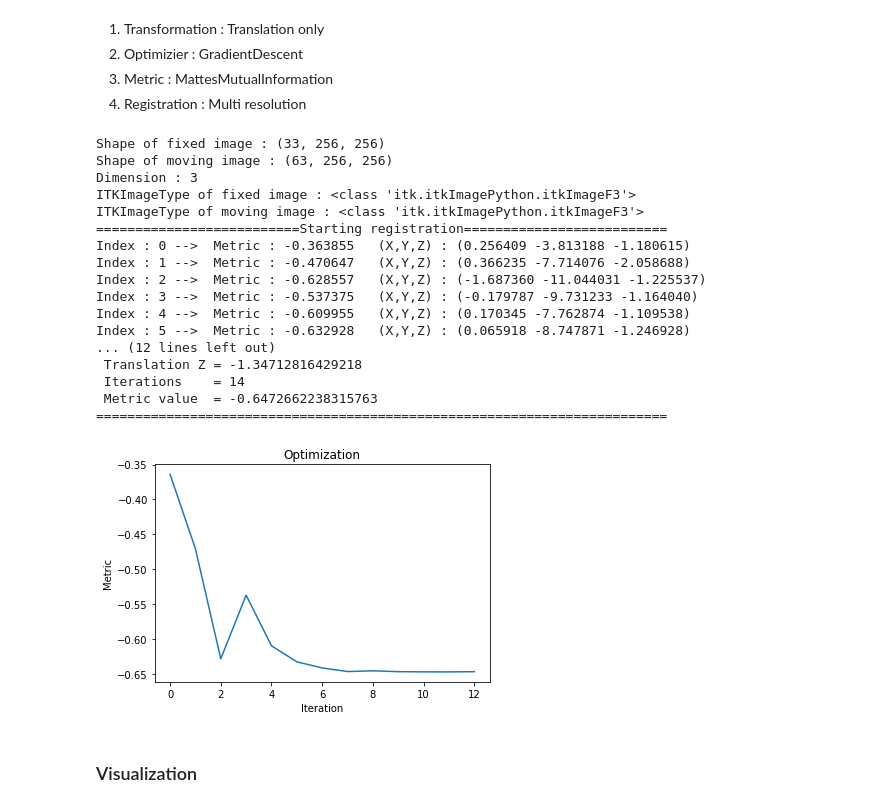
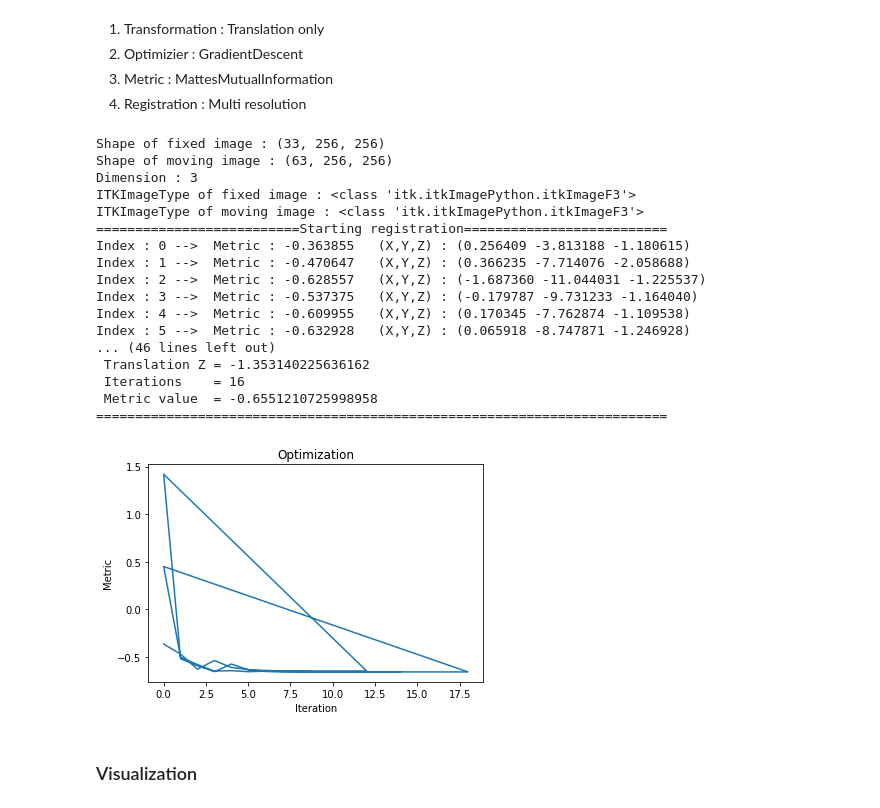
Before and after one commit to Mithunjha/ITK_ImageRegistration3D, a Jupyter notebook: Registration.ipynb, the cells around one changed output. Cells and saved outputs as stored; diff of their text form; code cells hidden in the pictures.

```diff
--- a/Registration.ipynb
+++ b/Registration.ipynb
@@ -112,6 +103,12 @@ optimizer = itk.RegularStepGradientDescentOptimizerv4.New(LearningRate=4,
                                                           NumberOfIterations=100)
 
 
+############### Interpolator ####################
+interpolator = itk.LinearInterpolateImageFunction[FixedImageType,itk.D]
+fixed_interpolator = interpolator.New()
+moving_interpolator = interpolator.New()
+
+
 # can choose between 2 metrics - mutual information metric is more viable for this task
 # to enable MSE uncomment below code
 
@@ -123,6 +120,9 @@ numberOfBins = 24
 metric.SetNumberOfHistogramBins(numberOfBins)
 metric.SetUseMovingImageGradientFilter(False)
 metric.SetUseFixedImageGradientFilter(False)
+metric.SetFixedInterpolator(fixed_interpolator)
+metric.SetMovingInterpolator(moving_interpolator)
+
 
 registration = itk.ImageRegistrationMethodv4[FixedImageType,MovingImageType].New(FixedImage=fixedImage,
                                                                                  MovingImage=movingImage,
@@ -143,15 +143,15 @@ registration.SetFixedInitialTransform(identityTransform)
 
 
 ## Enable multi scale registration by modifying below codes
-registration.SetNumberOfLevels(1)
-registration.SetSmoothingSigmasPerLevel([0])
-registration.SetShrinkFactorsPerLevel([1])
+# registration.SetNumberOfLevels(1)
+# registration.SetSmoothingSigmasPerLevel([0])
+# registration.SetShrinkFactorsPerLevel([1])
 
 ## example : (uncomment below section to enable multi scale registration)
 
-# registration.SetNumberOfLevels(3)
-# registration.SetSmoothingSigmasPerLevel([0,0,0]) #smoothing factor per level
-# registration.SetShrinkFactorsPerLevel([1,2,3]) #shrink factor per level
+registration.SetNumberOfLevels(3)
+registration.SetSmoothingSigmasPerLevel([0,0,0]) #smoothing factor per level
+registration.SetShrinkFactorsPerLevel([1,2,3]) #shrink factor per level
 
 
 ## enable the observer to trace the intermediate optimizer values
@@ -259,38 +259,39 @@ resampler2 = itk.ResampleImageFilter.New(Input=movingImage,Transform=identityTra
 difference2 = itk.SubtractImageFilter.New(Input1=fixedImage,Input2=resampler2)
 intensityRescaler2 = itk.RescaleIntensityImageFilter[FixedImageType,OutputImageType].New(
             Input=difference2,
             OutputMinimum=itk.NumericTraits[OutputPixelType].min(),
             OutputMaximum=itk.NumericTraits[OutputPixelType].max())
 
 before_vis = intensityRescaler2.GetOutput()
 writer.SetInput(intensityRescaler2.GetOutput())
 writer.SetFileName(differenceImageBeforeFile)
 writer.Update()
 
 ## plot the optimization plot
 plt.plot(iter,value)
 plt.title("Optimization");
 plt.xlabel("Iteration");
 plt.ylabel("Metric");
+plt.show();
 # %% [output]
 Shape of fixed image : (33, 256, 256)
 Shape of moving image : (63, 256, 256)
 Dimension : 3
 ITKImageType of fixed image : <class 'itk.itkImagePython.itkImageF3'>
 ITKImageType of moving image : <class 'itk.itkImagePython.itkImageF3'>
 ==========================Starting registration==========================
 Index : 0 -->  Metric : -0.363855   (X,Y,Z) : (0.256409 -3.813188 -1.180615)
 Index : 1 -->  Metric : -0.470647   (X,Y,Z) : (0.366235 -7.714076 -2.058688)
 Index : 2 -->  Metric : -0.628557   (X,Y,Z) : (-1.687360 -11.044031 -1.225537)
 Index : 3 -->  Metric : -0.537375   (X,Y,Z) : (-0.179787 -9.731233 -1.164040)
 Index : 4 -->  Metric : -0.609955   (X,Y,Z) : (0.170345 -7.762874 -1.109538)
 Index : 5 -->  Metric : -0.632928   (X,Y,Z) : (0.065918 -8.747871 -1.246928)
-... (12 lines left out)
- Translation Z = -1.34712816429218
- Iterations    = 14
- Metric value  = -0.6472662238315763
+... (46 lines left out)
+ Translation Z = -1.353140225636162
+ Iterations    = 16
+ Metric value  = -0.6551210725998958
 =========================================================================
-[figure, old version]
+[figure, new version]
 # %% [markdown]
 ### Visualization
 # %%
```
Also changed, not shown: parts of 7 cells of this notebook.
